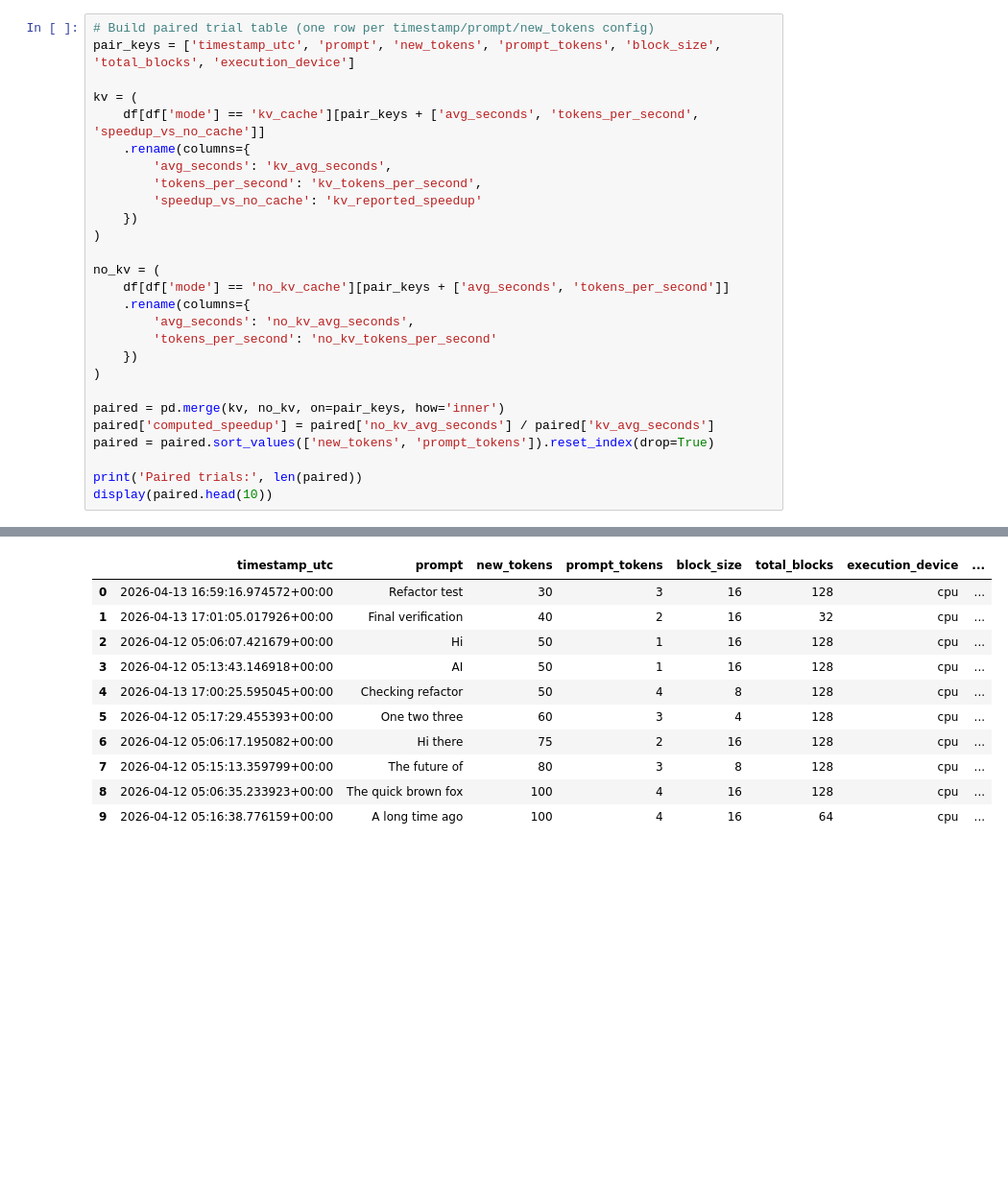
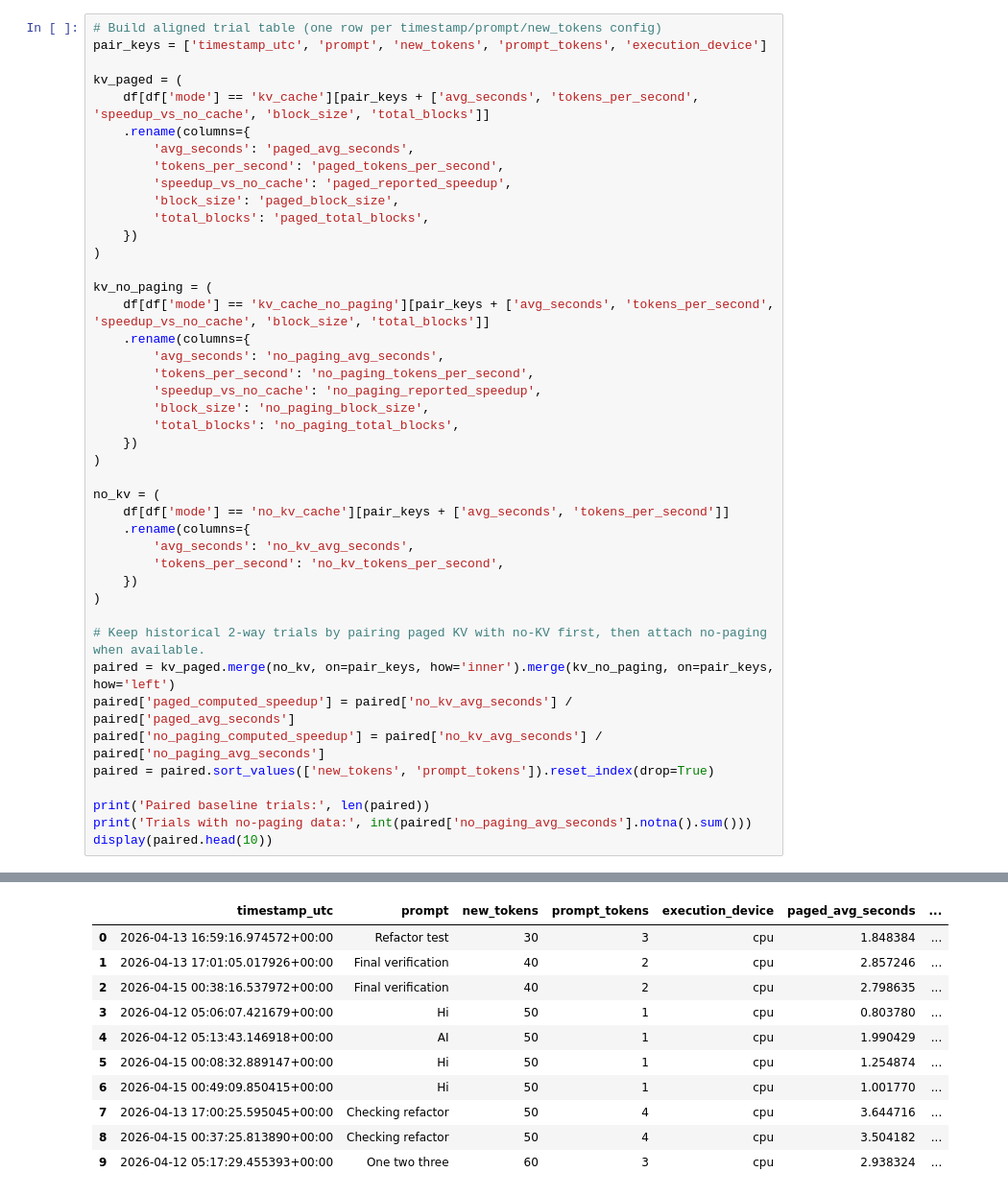
Before and after one commit to aileneymt/mini-vllm, a Jupyter notebook: benchmarking/benchmark_results_viz.ipynb, the cells around one changed output, grey strips where cells are left out. Shown at 96% size. Cells and saved outputs as stored; diff of their text form; blank space fills up the shorter version.

```diff
--- a/benchmarking/benchmark_results_viz.ipynb
+++ b/benchmarking/benchmark_results_viz.ipynb
@@ -47,15 +47,28 @@ Devices: ['cpu']
 | 4 | 2026-04-12 05:06:35.233923+00:00 | kv_cache_vs_no_kv_cache | cpu | False | kv_cache | The quick brown fox | 4 | ... |
 5 rows × 21 columns
 # %%
-# Build paired trial table (one row per timestamp/prompt/new_tokens config)
-pair_keys = ['timestamp_utc', 'prompt', 'new_tokens', 'prompt_tokens', 'block_size', 'total_blocks', 'execution_device']
+# Build aligned trial table (one row per timestamp/prompt/new_tokens config)
+pair_keys = ['timestamp_utc', 'prompt', 'new_tokens', 'prompt_tokens', 'execution_device']
 
-kv = (
-    df[df['mode'] == 'kv_cache'][pair_keys + ['avg_seconds', 'tokens_per_second', 'speedup_vs_no_cache']]
+kv_paged = (
+    df[df['mode'] == 'kv_cache'][pair_keys + ['avg_seconds', 'tokens_per_second', 'speedup_vs_no_cache', 'block_size', 'total_blocks']]
     .rename(columns={
-        'avg_seconds': 'kv_avg_seconds',
-        'tokens_per_second': 'kv_tokens_per_second',
-        'speedup_vs_no_cache': 'kv_reported_speedup'
+        'avg_seconds': 'paged_avg_seconds',
+        'tokens_per_second': 'paged_tokens_per_second',
+        'speedup_vs_no_cache': 'paged_reported_speedup',
+        'block_size': 'paged_block_size',
+        'total_blocks': 'paged_total_blocks',
+    })
+)
+
+kv_no_paging = (
+    df[df['mode'] == 'kv_cache_no_paging'][pair_keys + ['avg_seconds', 'tokens_per_second', 'speedup_vs_no_cache', 'block_size', 'total_blocks']]
+    .rename(columns={
+        'avg_seconds': 'no_paging_avg_seconds',
+        'tokens_per_second': 'no_paging_tokens_per_second',
+        'speedup_vs_no_cache': 'no_paging_reported_speedup',
+        'block_size': 'no_paging_block_size',
+        'total_blocks': 'no_paging_total_blocks',
     })
 )
 
@@ -63,14 +76,17 @@ no_kv = (
     df[df['mode'] == 'no_kv_cache'][pair_keys + ['avg_seconds', 'tokens_per_second']]
     .rename(columns={
         'avg_seconds': 'no_kv_avg_seconds',
-        'tokens_per_second': 'no_kv_tokens_per_second'
+        'tokens_per_second': 'no_kv_tokens_per_second',
     })
 )
 
-paired = pd.merge(kv, no_kv, on=pair_keys, how='inner')
-paired['computed_speedup'] = paired['no_kv_avg_seconds'] / paired['kv_avg_seconds']
+# Keep historical 2-way trials by pairing paged KV with no-KV first, then attach no-paging when available.
+paired = kv_paged.merge(no_kv, on=pair_keys, how='inner').merge(kv_no_paging, on=pair_keys, how='left')
+paired['paged_computed_speedup'] = paired['no_kv_avg_seconds'] / paired['paged_avg_seconds']
+paired['no_paging_computed_speedup'] = paired['no_kv_avg_seconds'] / paired['no_paging_avg_seconds']
 paired = paired.sort_values(['new_tokens', 'prompt_tokens']).reset_index(drop=True)
 
-print('Paired trials:', len(paired))
+print('Paired baseline trials:', len(paired))
+print('Trials with no-paging data:', int(paired['no_paging_avg_seconds'].notna().sum()))
 display(paired.head(10))
 # %% [output]
@@ -78,12 +95,12 @@ Paired trials: 34
-|  | timestamp_utc | prompt | new_tokens | prompt_tokens | block_size | total_blocks | execution_device | ... |
-| 0 | 2026-04-13 16:59:16.974572+00:00 | Refactor test | 30 | 3 | 16 | 128 | cpu | ... |
-| 1 | 2026-04-13 17:01:05.017926+00:00 | Final verification | 40 | 2 | 16 | 32 | cpu | ... |
-| 2 | 2026-04-12 05:06:07.421679+00:00 | Hi | 50 | 1 | 16 | 128 | cpu | ... |
-| 3 | 2026-04-12 05:13:43.146918+00:00 | AI | 50 | 1 | 16 | 128 | cpu | ... |
-| 4 | 2026-04-13 17:00:25.595045+00:00 | Checking refactor | 50 | 4 | 8 | 128 | cpu | ... |
-| 5 | 2026-04-12 05:17:29.455393+00:00 | One two three | 60 | 3 | 4 | 128 | cpu | ... |
-| 6 | 2026-04-12 05:06:17.195082+00:00 | Hi there | 75 | 2 | 16 | 128 | cpu | ... |
-| 7 | 2026-04-12 05:15:13.359799+00:00 | The future of | 80 | 3 | 8 | 128 | cpu | ... |
-| 8 | 2026-04-12 05:06:35.233923+00:00 | The quick brown fox | 100 | 4 | 16 | 128 | cpu | ... |
-| 9 | 2026-04-12 05:16:38.776159+00:00 | A long time ago | 100 | 4 | 16 | 64 | cpu | ... |
+|  | timestamp_utc | prompt | new_tokens | prompt_tokens | execution_device | paged_avg_seconds | ... |
+| 0 | 2026-04-13 16:59:16.974572+00:00 | Refactor test | 30 | 3 | cpu | 1.848384 | ... |
+| 1 | 2026-04-13 17:01:05.017926+00:00 | Final verification | 40 | 2 | cpu | 2.857246 | ... |
+| 2 | 2026-04-15 00:38:16.537972+00:00 | Final verification | 40 | 2 | cpu | 2.798635 | ... |
+| 3 | 2026-04-12 05:06:07.421679+00:00 | Hi | 50 | 1 | cpu | 0.803780 | ... |
+| 4 | 2026-04-12 05:13:43.146918+00:00 | AI | 50 | 1 | cpu | 1.990429 | ... |
+| 5 | 2026-04-15 00:08:32.889147+00:00 | Hi | 50 | 1 | cpu | 1.254874 | ... |
+| 6 | 2026-04-15 00:49:09.850415+00:00 | Hi | 50 | 1 | cpu | 1.001770 | ... |
+| 7 | 2026-04-13 17:00:25.595045+00:00 | Checking refactor | 50 | 4 | cpu | 3.644716 | ... |
+| 8 | 2026-04-15 00:37:25.813890+00:00 | Checking refactor | 50 | 4 | cpu | 3.504182 | ... |
+| 9 | 2026-04-12 05:17:29.455393+00:00 | One two three | 60 | 3 | cpu | 2.938324 | ... |
 # %%
```
Also changed, not shown: parts of 6 cells of this notebook, 5 other files.
